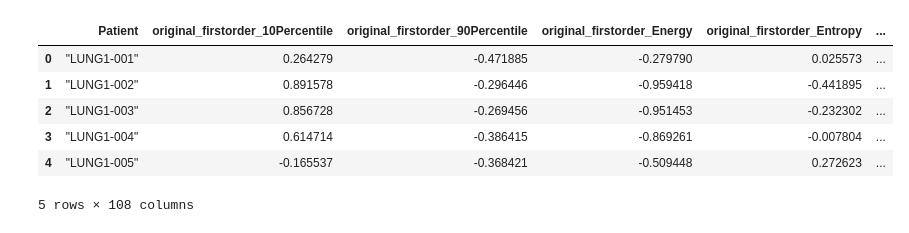
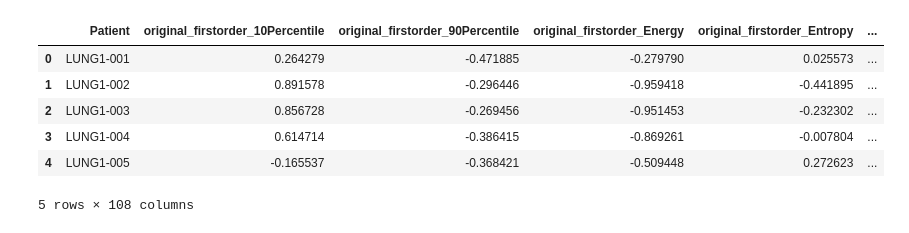
Before and after one commit to aaronma300604/tfg-CTDataAnalysis, a Jupyter notebook: MDS.ipynb, the cells around one changed output. Saved outputs shown, nothing was run; the diff lists cells and outputs as text; code cells hidden in the pictures.

```diff
--- a/MDS.ipynb
+++ b/MDS.ipynb
@@ -6,11 +9,14 @@ from sklearn.manifold import MDS
 # %%
+#MinMaxScaler Normalized between -1 and 1
+
 df = pd.read_csv('csv/radiomicas_combinadas_normalizado.csv')
+df["Patient"] = df["Patient"].str.replace('"','',regex=False)
 df.head(5)
 # %% [output]
 |  | Patient | original_firstorder_10Percentile | original_firstorder_90Percentile | original_firstorder_Energy | original_firstorder_Entropy | ... |
-| 0 | "LUNG1-001" | 0.264279 | -0.471885 | -0.279790 | 0.025573 | ... |
-| 1 | "LUNG1-002" | 0.891578 | -0.296446 | -0.959418 | -0.441895 | ... |
-| 2 | "LUNG1-003" | 0.856728 | -0.269456 | -0.951453 | -0.232302 | ... |
-| 3 | "LUNG1-004" | 0.614714 | -0.386415 | -0.869261 | -0.007804 | ... |
-| 4 | "LUNG1-005" | -0.165537 | -0.368421 | -0.509448 | 0.272623 | ... |
+| 0 | LUNG1-001 | 0.264279 | -0.471885 | -0.279790 | 0.025573 | ... |
+| 1 | LUNG1-002 | 0.891578 | -0.296446 | -0.959418 | -0.441895 | ... |
+| 2 | LUNG1-003 | 0.856728 | -0.269456 | -0.951453 | -0.232302 | ... |
+| 3 | LUNG1-004 | 0.614714 | -0.386415 | -0.869261 | -0.007804 | ... |
+| 4 | LUNG1-005 | -0.165537 | -0.368421 | -0.509448 | 0.272623 | ... |
 5 rows × 108 columns
```
Also changed, not shown: parts of 14 cells of this notebook, 1 other file.
